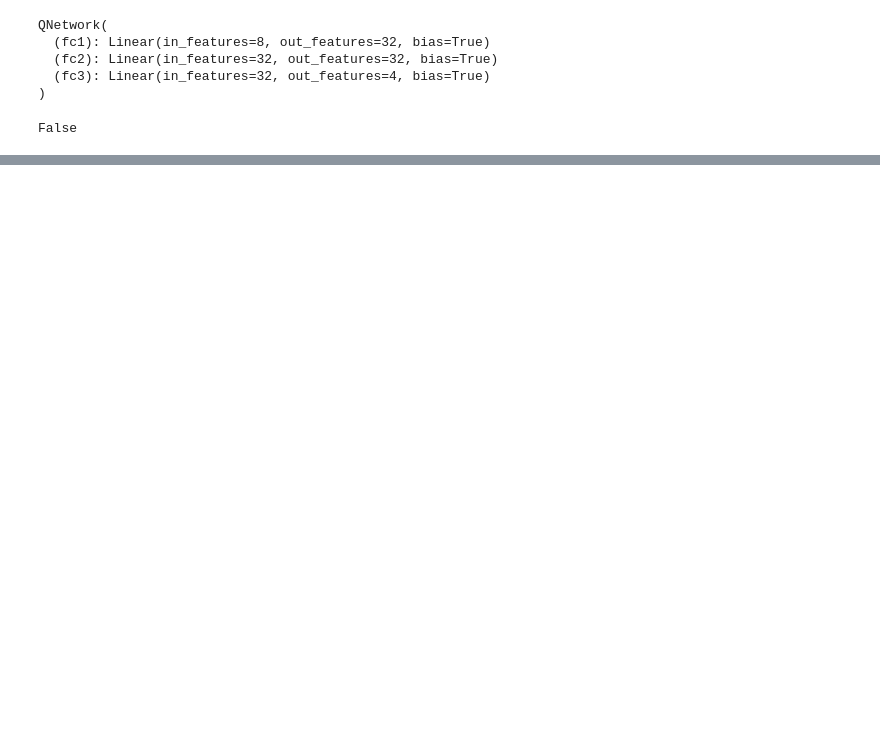
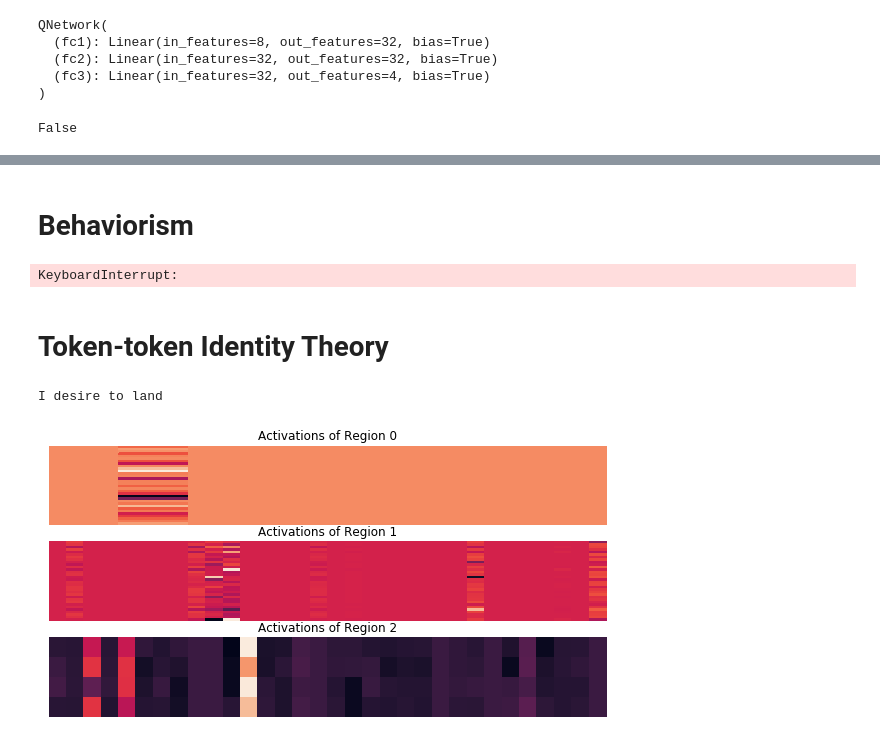
Before and after one commit to Josh-Joseph/tsc-2019, a Jupyter notebook: notebooks/TSC Sandbox v2.ipynb, the cells around one changed output, grey strips where cells are left out. Saved outputs shown, nothing was run; the diff lists cells and outputs as text; code cells hidden in the pictures; blank space fills up the shorter version.

```diff
--- a/notebooks/TSC Sandbox v2.ipynb
+++ b/notebooks/TSC Sandbox v2.ipynb
@@ -185,0 +192,2 @@ animate_episode_history(episode_history, agent)
+# %% [markdown]
+# Behaviorism
@@ -185,0 +232,17 @@ animate_episode_history(episode_history, agent)
+# %%
+animate_episode_history(episode_history, agent, steps_size=25, pause=3)
+# %% [output]
+KeyboardInterrupt:
+# %% [markdown]
+# Token-token Identity Theory
+# %%
+agent = TrainedMentalAgent()
+
+episode_history = world.run_episode(agent)
+# %%
+state = np.asarray([0.0, 1.0, 0.0, 0.0, 0.0, 0.0, 0.0, 0.0], dtype=np.float32)
+visualize_activations(agent.dqn_agent.qnetwork_local, state)
+print('\n'.join(agent.report_mental_state(state)))
+# %% [output]
+I desire to land
+[figure, added]
```
Also changed, not shown: parts of 15 cells of this notebook, 5 other files.
